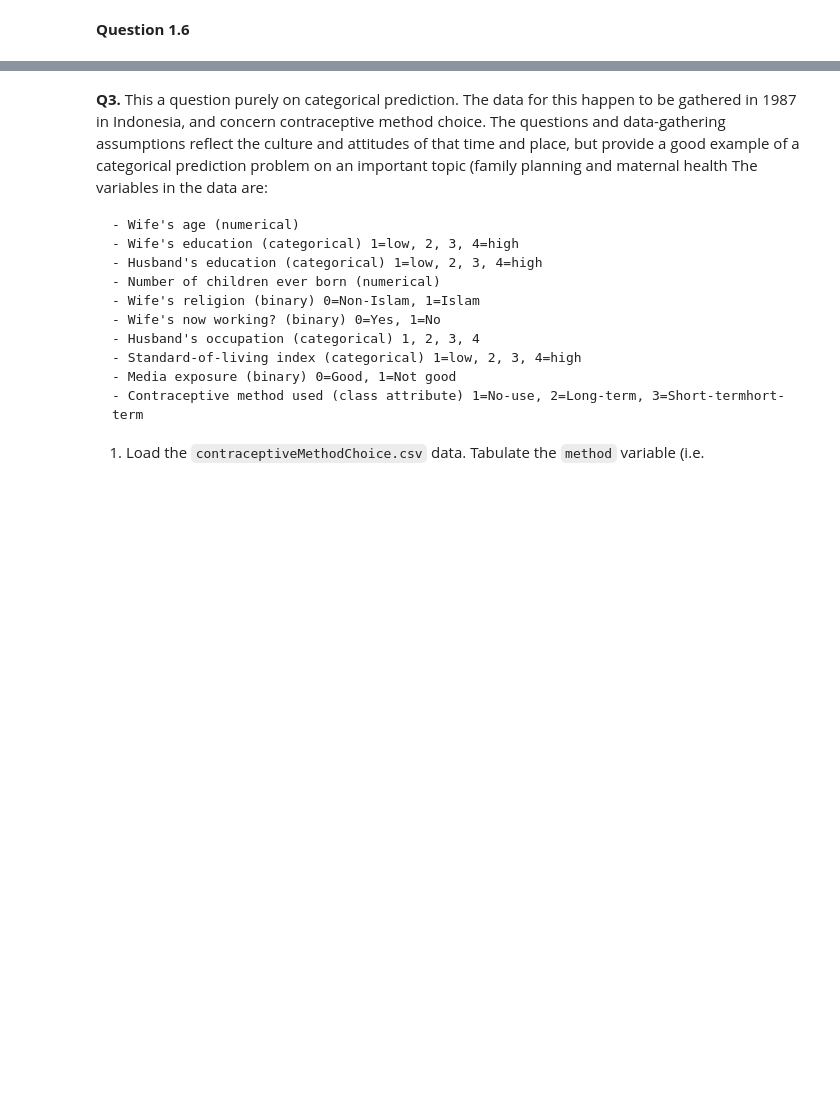
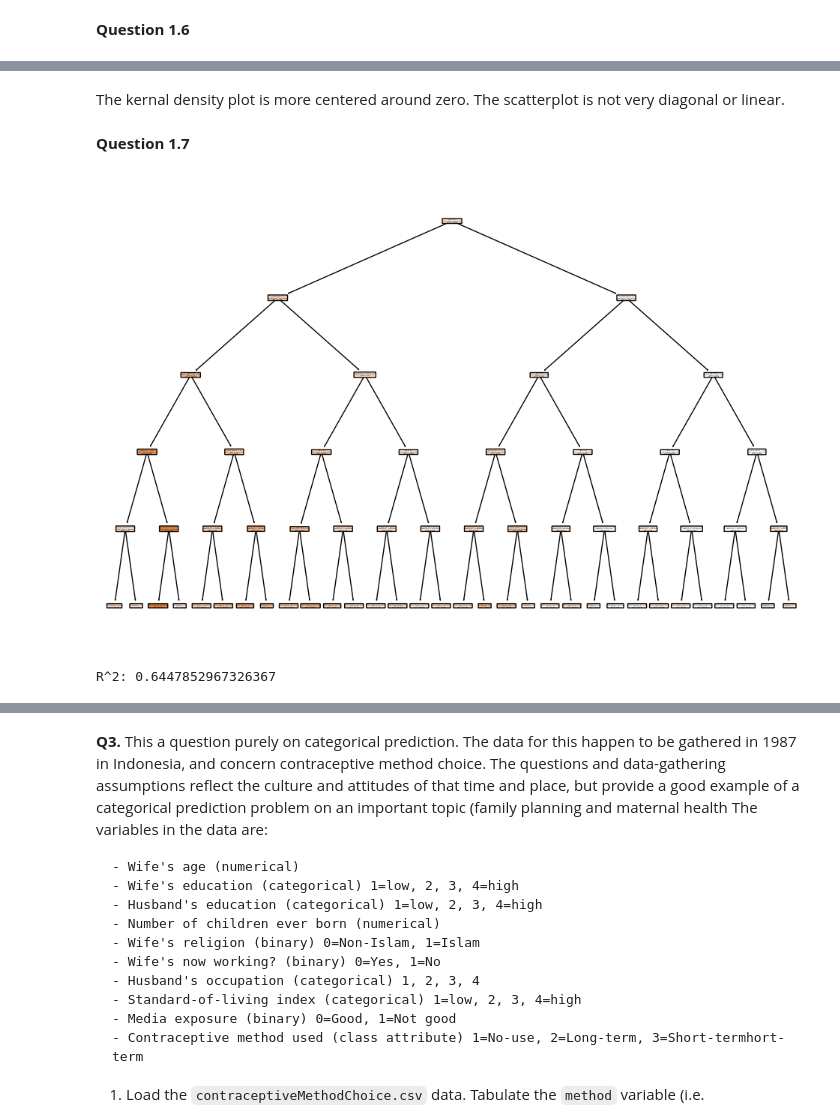
Before and after one commit to JackPMoore/assignment4, a Jupyter notebook: Jack's_assignment4.ipynb, the cells around one changed output, grey strips where cells are left out. Saved outputs shown, nothing was run; the diff lists cells and outputs as text; code cells hidden in the pictures; blank space fills up the shorter version.

```diff
--- a/Jack's_assignment4.ipynb
+++ b/Jack's_assignment4.ipynb
@@ -311,0 +308,36 @@ plt.show()
+# %% [markdown]
+The kernal density plot is more centered around zero. The scatterplot is not very diagonal or linear.
+# %% [markdown]
+**Question 1.7**
+# %%
+from sklearn.tree import DecisionTreeRegressor, DecisionTreeClassifier, plot_tree
+
+
+y = cars['Price']
+X_numeric = cars[['Age', 'Mileage_Run', 'Seating_Capacity']]
+X_cat = cars[['Fuel_Type', 'No_of_Owners', 'Transmission_Type']]
+
+
+X_cat_encoded = pd.get_dummies(X_cat, drop_first=True, dtype=int)
+
+X = pd.concat([X_numeric, X_cat_encoded], axis=1)
+X_train, X_test, y_train, y_test = train_test_split(X, y, test_size=0.2, random_state=104)
+
+
+cart = DecisionTreeRegressor(max_depth = 5)
+cart.fit(X_train, y_train)
+
+
+y_hat = cart.predict(X_test)
+
+plt.figure(figsize=(12, 8))
+plot_tree(cart, feature_names=X_train.columns.to_list(), filled=True, rounded=True)
+plt.show()
+
+SSE = np.sum((y_test - y_hat) ** 2)
+TSS = np.sum((y_test - y_train.mean()) ** 2)
+Rsq = 1 - SSE / TSS
+print('R^2:', Rsq)
+# %% [output]
+[figure, added]
+R^2: 0.6447852967326367
```
Also changed, not shown: parts of 10 cells of this notebook.
